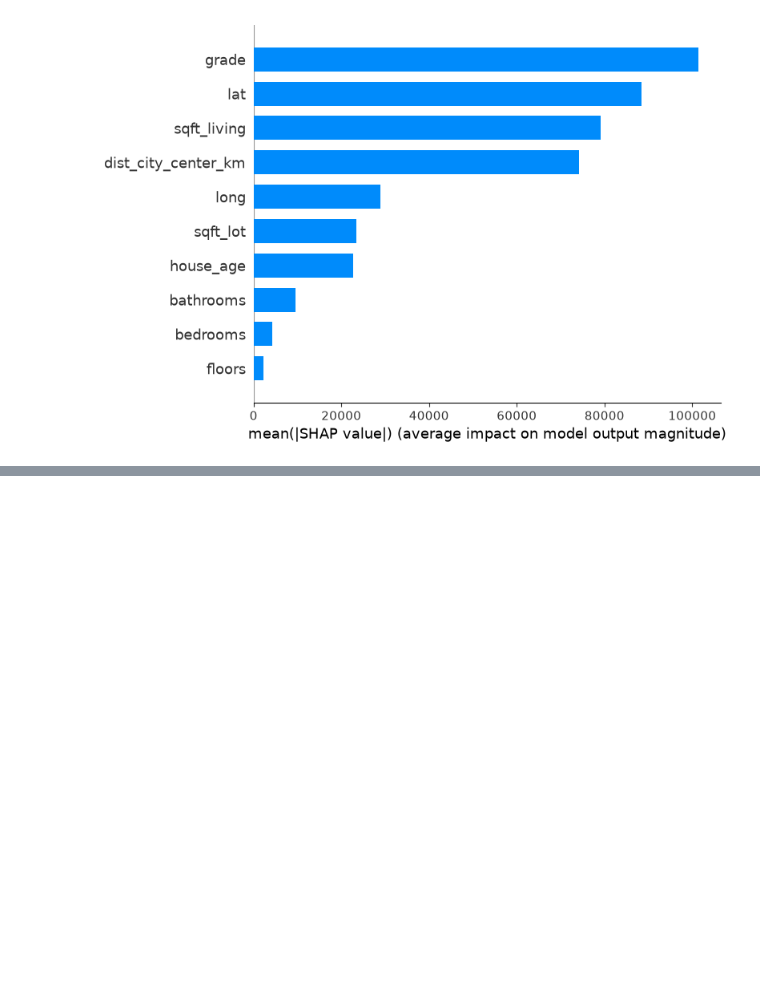
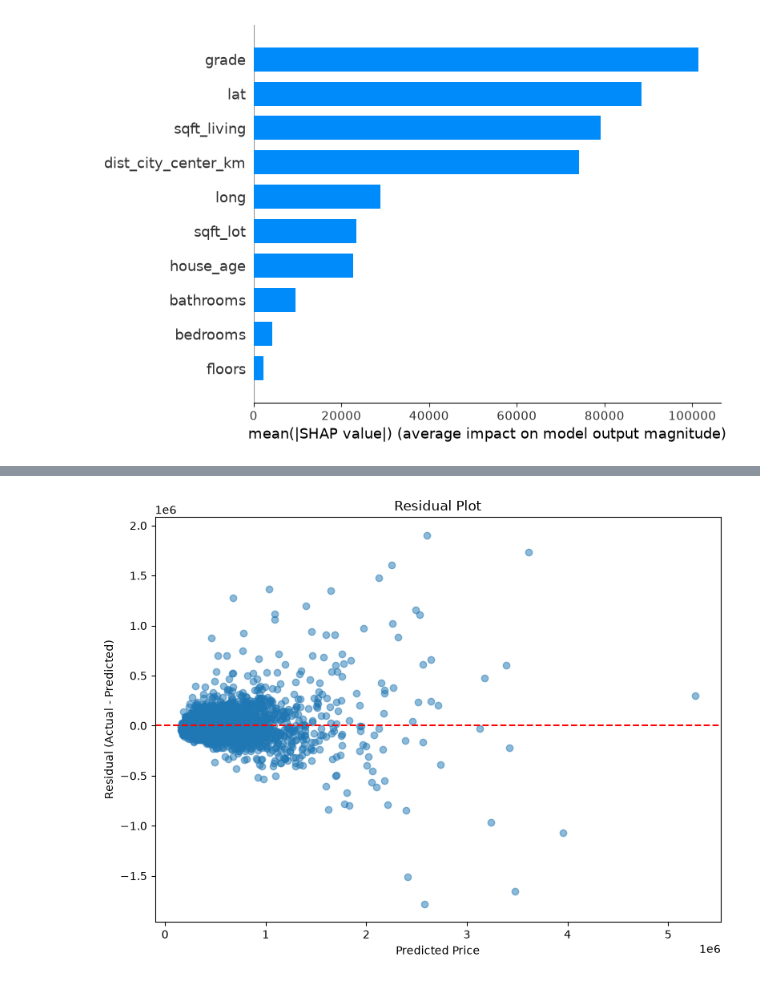
Before and after one commit to Hariharan0-h/GeoValNet, a Jupyter notebook: notebooks/03_shap_residuals.ipynb, the cells around one changed output, grey strips where cells are left out. Drawn from its saved outputs; the diff is of its cells as text; code cells hidden in the pictures; blank space fills up the shorter version.

Commit message:
analysis: perform residual analysis for XGBoost predictions

```diff
--- a/notebooks/03_shap_residuals.ipynb
+++ b/notebooks/03_shap_residuals.ipynb
@@ -388,3 +388,7 @@ plt.savefig(
 plt.show()
 # %% [output]
 [figure]
+# %%
+y_pred = model.predict(X_test)
+# %%
+residuals = y_test - y_pred
@@ -390,0 +410,31 @@ plt.show()
+# %%
+import matplotlib.pyplot as plt
+
+plt.figure(figsize=(8,6))
+
+plt.scatter(
+    y_pred,
+    residuals,
+    alpha=0.5
+)
+
+plt.axhline(
+    y=0,
+    color="red",
+    linestyle="--"
+)
+
+plt.xlabel("Predicted Price")
+plt.ylabel("Residual (Actual - Predicted)")
+plt.title("Residual Plot")
+
+plt.tight_layout()
+
+plt.savefig(
+    "../reports/figures/residual_plot.png",
+    dpi=300
+)
+
+plt.show()
+# %% [output]
+[figure, added]
```
Also changed, not shown: parts of 4 cells of this notebook, 2 other files.
